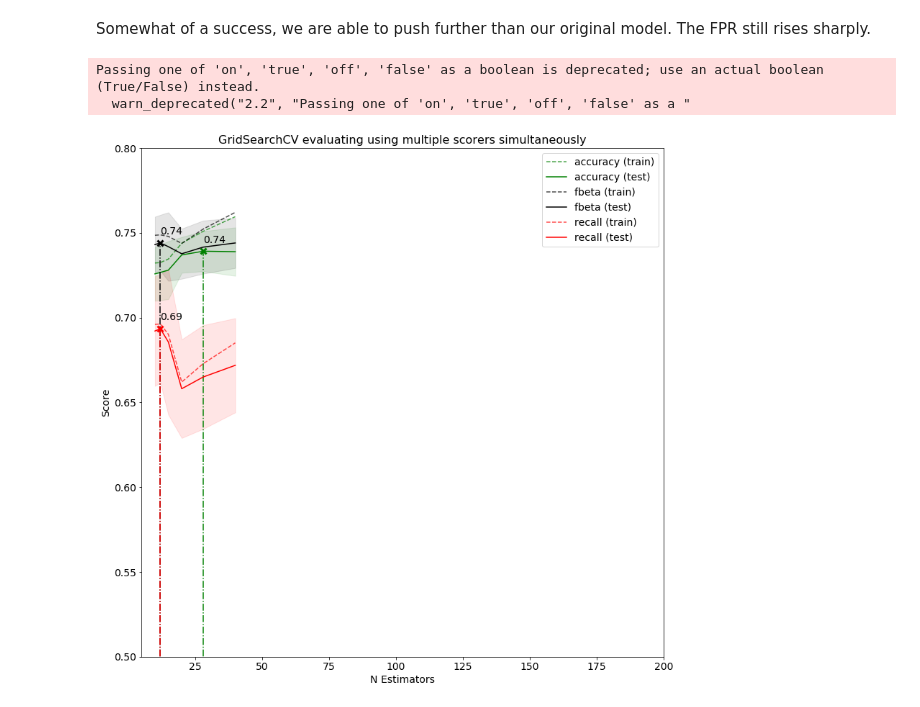
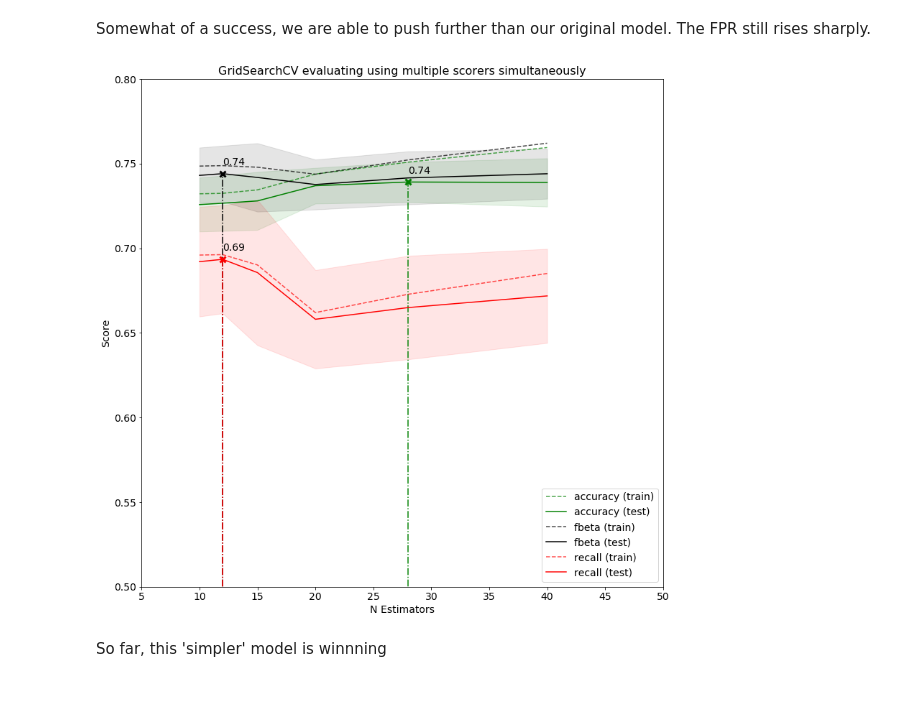
Before and after one commit to wesbosse/tweetAnalysis, a Jupyter notebook: 02-Feature-Extraction-and-Exploratory-Modeling.ipynb, the cells around one changed output. Saved outputs shown, nothing was run; the diff lists cells and outputs as text; code cells hidden in the pictures.

```diff
--- a/02-Feature-Extraction-and-Exploratory-Modeling.ipynb
+++ b/02-Feature-Extraction-and-Exploratory-Modeling.ipynb
@@ -371,6 +371,7 @@ roc_auc_score(gs.best_estimator_.predict(X_scrub_test), y_test)
 # %% [markdown]
 Somewhat of a success, we are able to push further than our original model. The FPR still rises sharply.
 # %%
+# Taken from Sklearn Docs
 results = gs.cv_results_
 plt.figure(figsize=(13, 13))
 plt.title("GridSearchCV evaluating using multiple scorers simultaneously",
@@ -380,38 +381,38 @@ plt.xlabel("N Estimators")
 plt.ylabel("Score")
 
 ax = plt.gca()
-ax.set_xlim(5, 200)
+ax.set_xlim(5, 50)
 ax.set_ylim(0.5, 0.8)
 
 # Get the regular numpy array from the MaskedArray
 X_axis = np.array(results['param_n_estimators'].data, dtype=float)
 
 for scorer, color in zip(sorted(scorers), ['g', 'k', 'r']):
     for sample, style in (('train', '--'), ('test', '-')):
         sample_score_mean = results['mean_%s_%s' % (sample, scorer)]
         sample_score_std = results['std_%s_%s' % (sample, scorer)]
         ax.fill_between(X_axis, sample_score_mean - sample_score_std,
                         sample_score_mean + sample_score_std,
                         alpha=0.1 if sample == 'test' else 0, color=color)
         ax.plot(X_axis, sample_score_mean, style, color=color,
                 alpha=1 if sample == 'test' else 0.7,
                 label="%s (%s)" % (scorer, sample))
 
     best_index = np.nonzero(results['rank_test_%s' % scorer] == 1)[0][0]
     best_score = results['mean_test_%s' % scorer][best_index]
 
     # Plot a dotted vertical line at the best score for that scorer marked by x
     ax.plot([X_axis[best_index], ] * 2, [0, best_score],
             linestyle='-.', color=color, marker='x', markeredgewidth=3, ms=8)
 
     # Annotate the best score for that scorer
     ax.annotate("%0.2f" % best_score,
                 (X_axis[best_index], best_score + 0.005))
 
 plt.legend(loc="best")
 plt.grid('off')
 plt.show()
 # %% [output]
-Passing one of 'on', 'true', 'off', 'false' as a boolean is deprecated; use an actual boolean (True/False) instead.
-  warn_deprecated("2.2", "Passing one of 'on', 'true', 'off', 'false' as a "
-[figure, old version]
+[figure, new version]
+# %% [markdown]
+So far, this 'simpler' model is winnning
```
Also changed, not shown: 1 other file.
